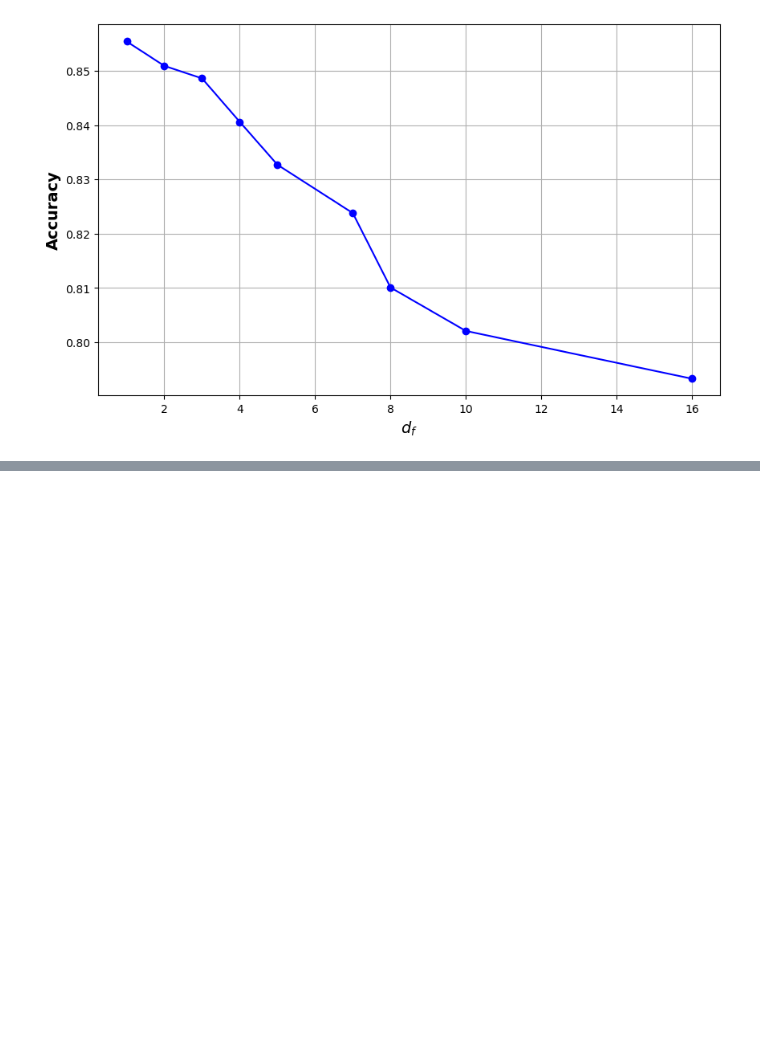
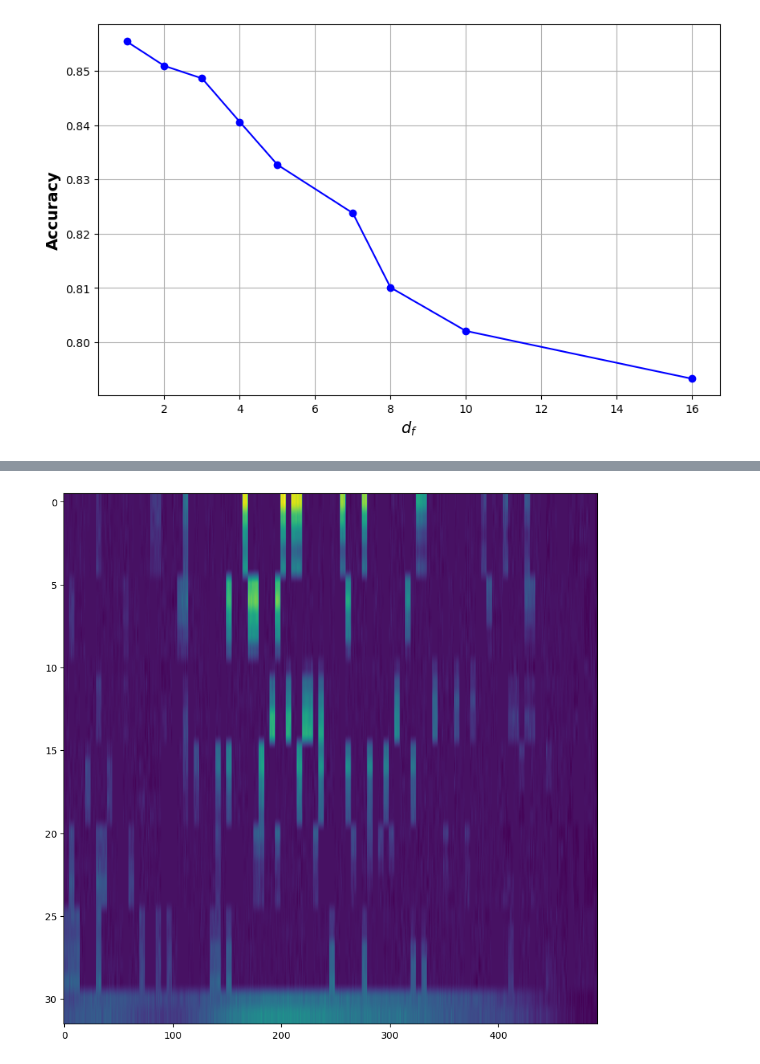
Before and after one commit to NetanelBlumenfeld/Radar-Sr-Classifer, a Jupyter notebook: python/gestures/notebooks/results.ipynb, the cells around one changed output, grey strips where cells are left out. Cells and saved outputs as stored; diff of their text form; code cells hidden in the pictures; blank space fills up the shorter version.

```diff
--- a/python/gestures/notebooks/results.ipynb
+++ b/python/gestures/notebooks/results.ipynb
@@ -419,0 +307,8 @@ plt.show()
+# %%
+nn =ComplexGaussianNoiseTransform1()
+new_imgs = nn(hr)
+new_imgs.shape
+
+plot_abs(new_imgs[0,0])
+# %% [output]
+[figure, added]
```
Also changed, not shown: parts of 17 cells of this notebook, 5 other files.
